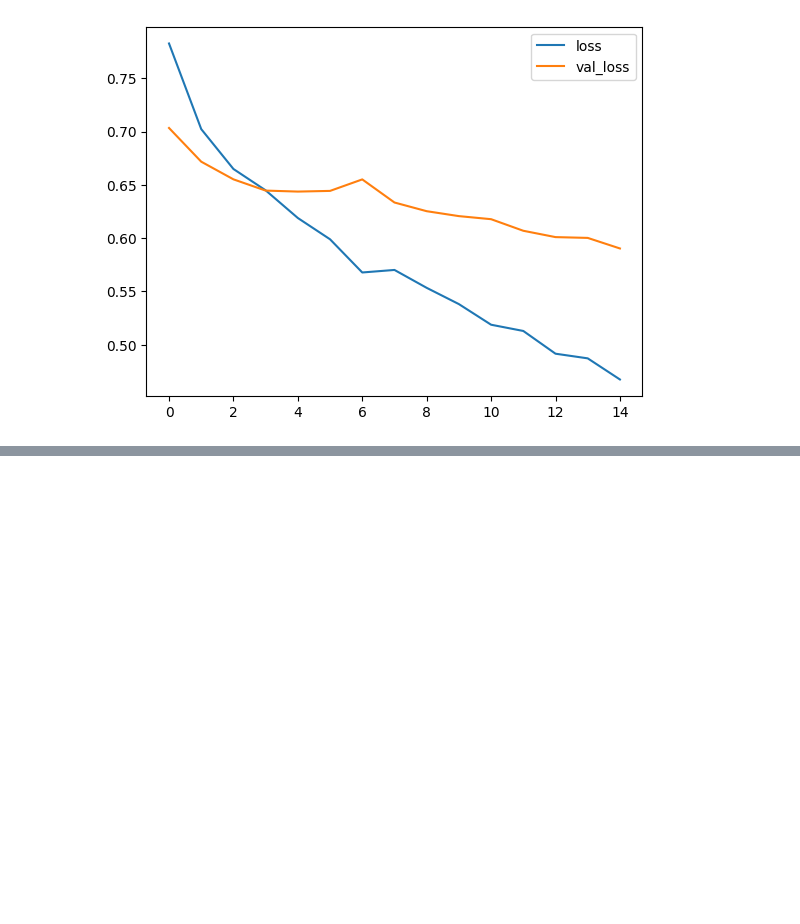
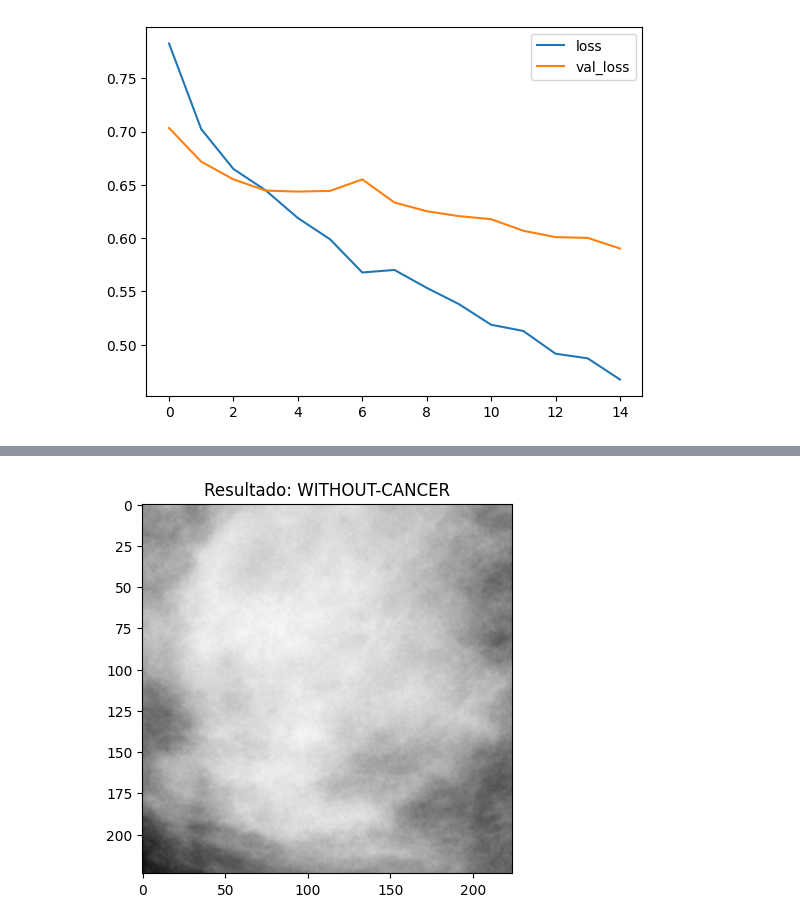
Before and after one commit to Vaftir/Breast-Cancer-Detection-AI-System, a Jupyter notebook: TCC2_MODELS.ipynb, the cells around one changed output, grey strips where cells are left out. Saved outputs shown, nothing was run; the diff lists cells and outputs as text; code cells hidden in the pictures; blank space fills up the shorter version.

```diff
--- a/TCC2_MODELS.ipynb
+++ b/TCC2_MODELS.ipynb
@@ -920,0 +414,3 @@ modelo = Sequential(
+# %%
+predicao(modelo_op, 'DATASETS/TESTING/WITHOUT-CANCER/1-271 (1).jpg')
+# %% [output]
@@ -920,0 +418 @@ modelo = Sequential(
+[figure, added]
```
Also changed, not shown: parts of 52 cells of this notebook.
